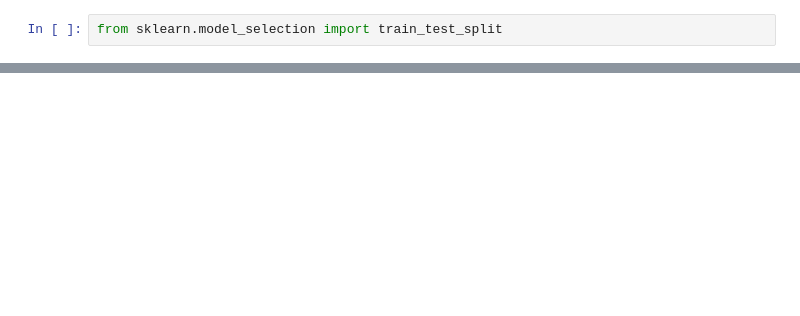
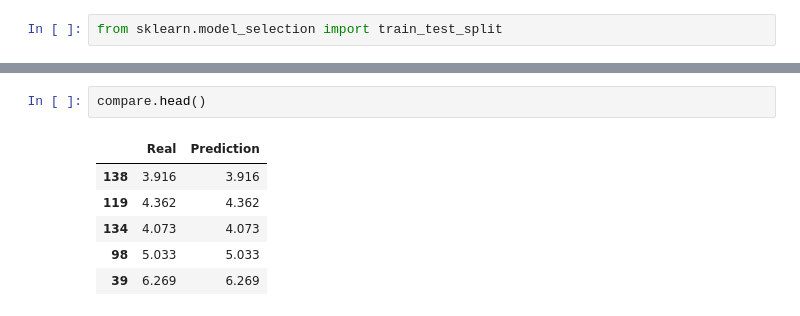
Before and after one commit to feedingthemachine/exblog, a Jupyter notebook: linear regression multi var/LRMV.ipynb, the cells around one changed output, grey strips where cells are left out. Cells and saved outputs as stored; diff of their text form; blank space fills up the shorter version.

```diff
--- a/linear regression multi var/LRMV.ipynb
+++ b/linear regression multi var/LRMV.ipynb
@@ -42,0 +70,9 @@ X_train , X_test , y_train , y_test = train_test_split(X_scaled, y_scaled, test_
+# %%
+compare.head()
+# %% [output]
+|  | Real | Prediction |
+| 138 | 3.916 | 3.916 |
+| 119 | 4.362 | 4.362 |
+| 134 | 4.073 | 4.073 |
+| 98 | 5.033 | 5.033 |
+| 39 | 6.269 | 6.269 |
```
Also changed, not shown: parts of 15 cells of this notebook.
